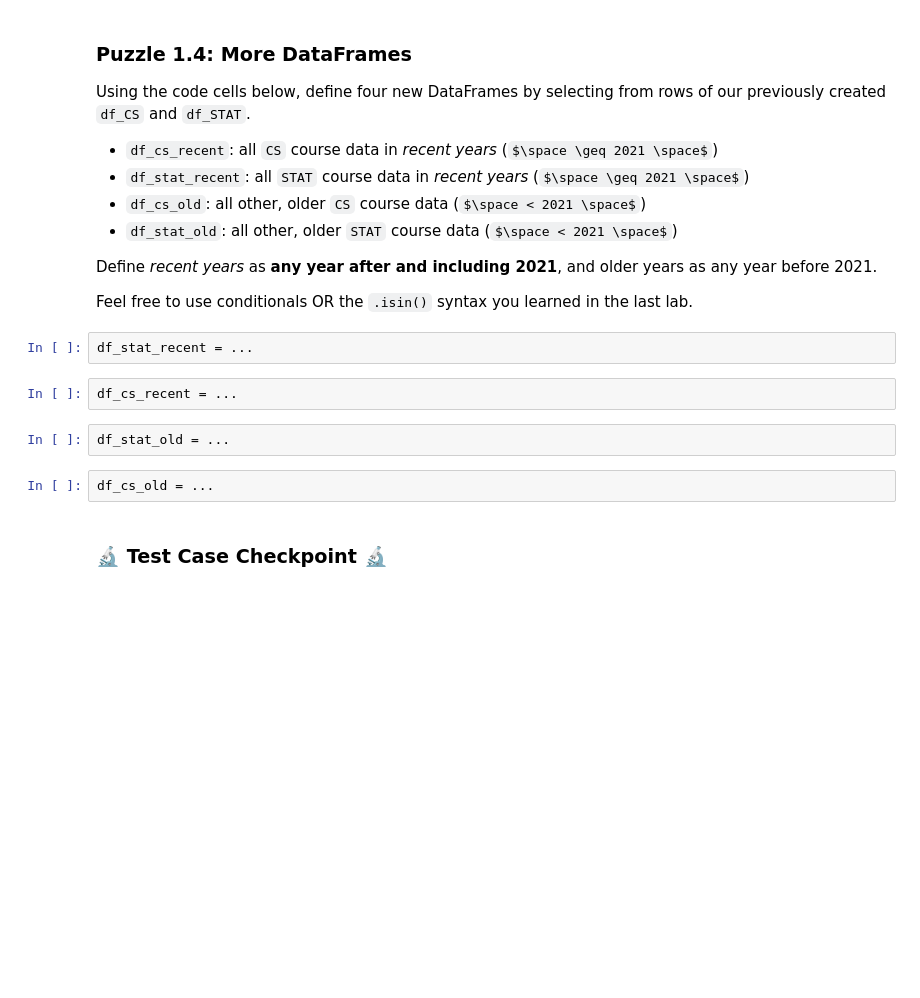
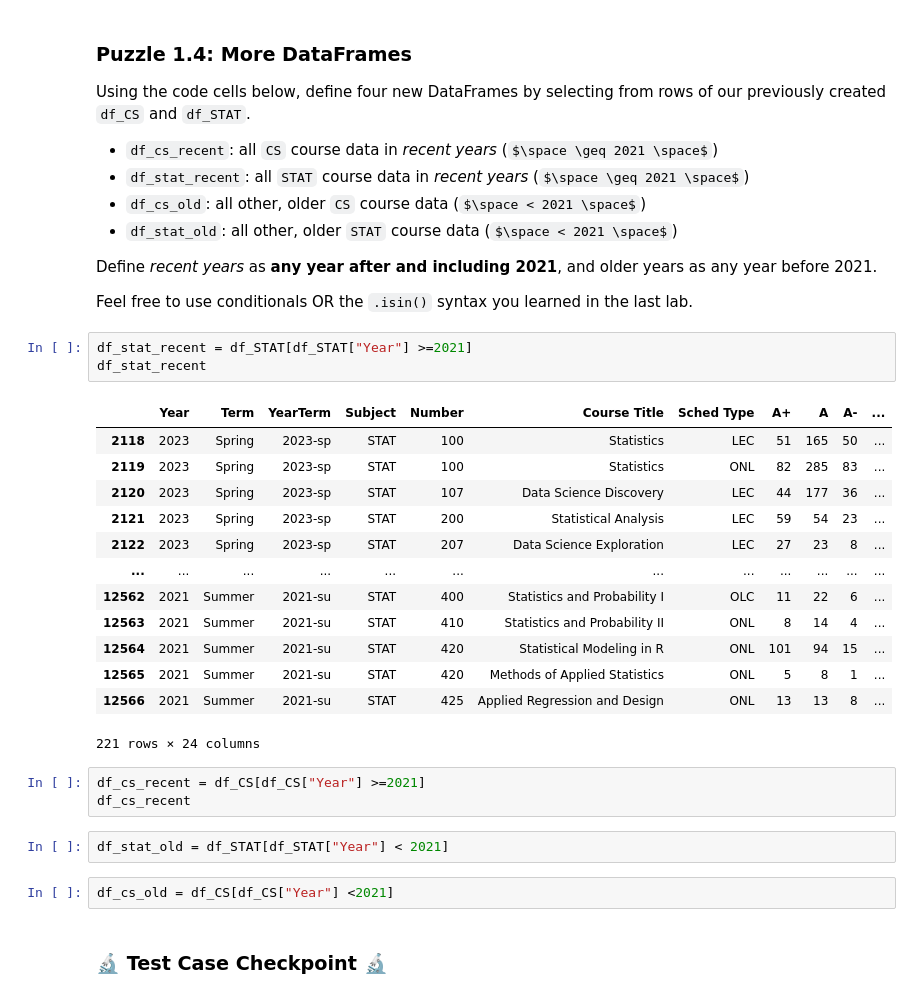
Before and after one commit to pdesire-20/Lab6, a Jupyter notebook: lab_simpsons_paradox.ipynb, the cells around one changed output. Cells and saved outputs as stored; diff of their text form; some formulas as TeX source; blank space fills up the shorter version.

```diff
--- a/lab_simpsons_paradox.ipynb
+++ b/lab_simpsons_paradox.ipynb
@@ -219,14 +219,30 @@ Using the code cells below, define four new DataFrames by selecting from rows of
 Define *recent years* as **any year after and including 2021**, and older years as any year before 2021.
 
 Feel free to use conditionals OR the `.isin()` syntax you learned in the last lab.
-# %%
-df_stat_recent = ...
-# %%
-df_cs_recent = ...
-# %%
-df_stat_old = ...
-# %%
-df_cs_old = ...
+# %%
+df_stat_recent = df_STAT[df_STAT["Year"] >=2021]
+df_stat_recent
+# %% [output]
+|  | Year | Term | YearTerm | Subject | Number | Course Title | Sched Type | A+ | A | A- | ... |
+| 2118 | 2023 | Spring | 2023-sp | STAT | 100 | Statistics | LEC | 51 | 165 | 50 | ... |
+| 2119 | 2023 | Spring | 2023-sp | STAT | 100 | Statistics | ONL | 82 | 285 | 83 | ... |
+| 2120 | 2023 | Spring | 2023-sp | STAT | 107 | Data Science Discovery | LEC | 44 | 177 | 36 | ... |
+| 2121 | 2023 | Spring | 2023-sp | STAT | 200 | Statistical Analysis | LEC | 59 | 54 | 23 | ... |
+| 2122 | 2023 | Spring | 2023-sp | STAT | 207 | Data Science Exploration | LEC | 27 | 23 | 8 | ... |
+| ... | ... | ... | ... | ... | ... | ... | ... | ... | ... | ... | ... |
+| 12562 | 2021 | Summer | 2021-su | STAT | 400 | Statistics and Probability I | OLC | 11 | 22 | 6 | ... |
+| 12563 | 2021 | Summer | 2021-su | STAT | 410 | Statistics and Probability II | ONL | 8 | 14 | 4 | ... |
+| 12564 | 2021 | Summer | 2021-su | STAT | 420 | Statistical Modeling in R | ONL | 101 | 94 | 15 | ... |
+| 12565 | 2021 | Summer | 2021-su | STAT | 420 | Methods of Applied Statistics | ONL | 5 | 8 | 1 | ... |
+| 12566 | 2021 | Summer | 2021-su | STAT | 425 | Applied Regression and Design | ONL | 13 | 13 | 8 | ... |
+221 rows × 24 columns
+# %%
+df_cs_recent = df_CS[df_CS["Year"] >=2021]
+df_cs_recent
+# %%
+df_stat_old = df_STAT[df_STAT["Year"] < 2021]
+# %%
+df_cs_old = df_CS[df_CS["Year"] <2021]
 # %% [markdown]
 ### 🔬 Test Case Checkpoint 🔬
 # %%
```
Also changed, not shown: parts of 6 cells of this notebook.
